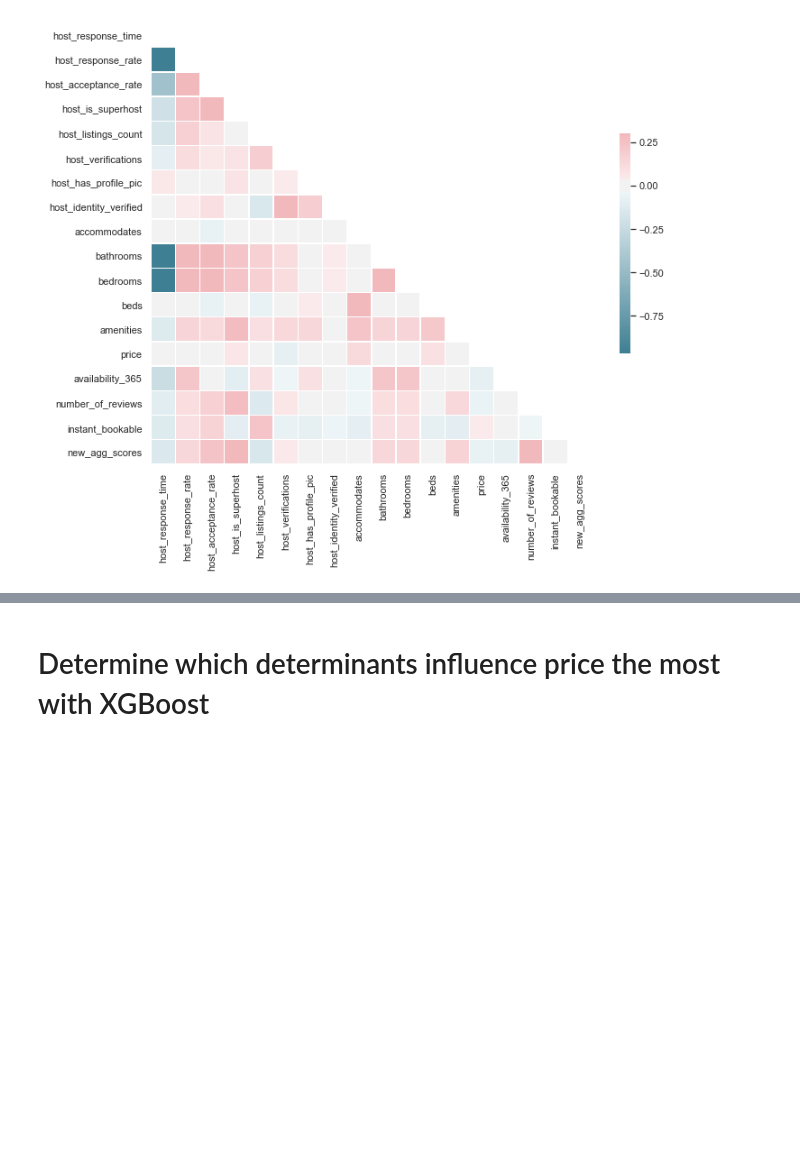
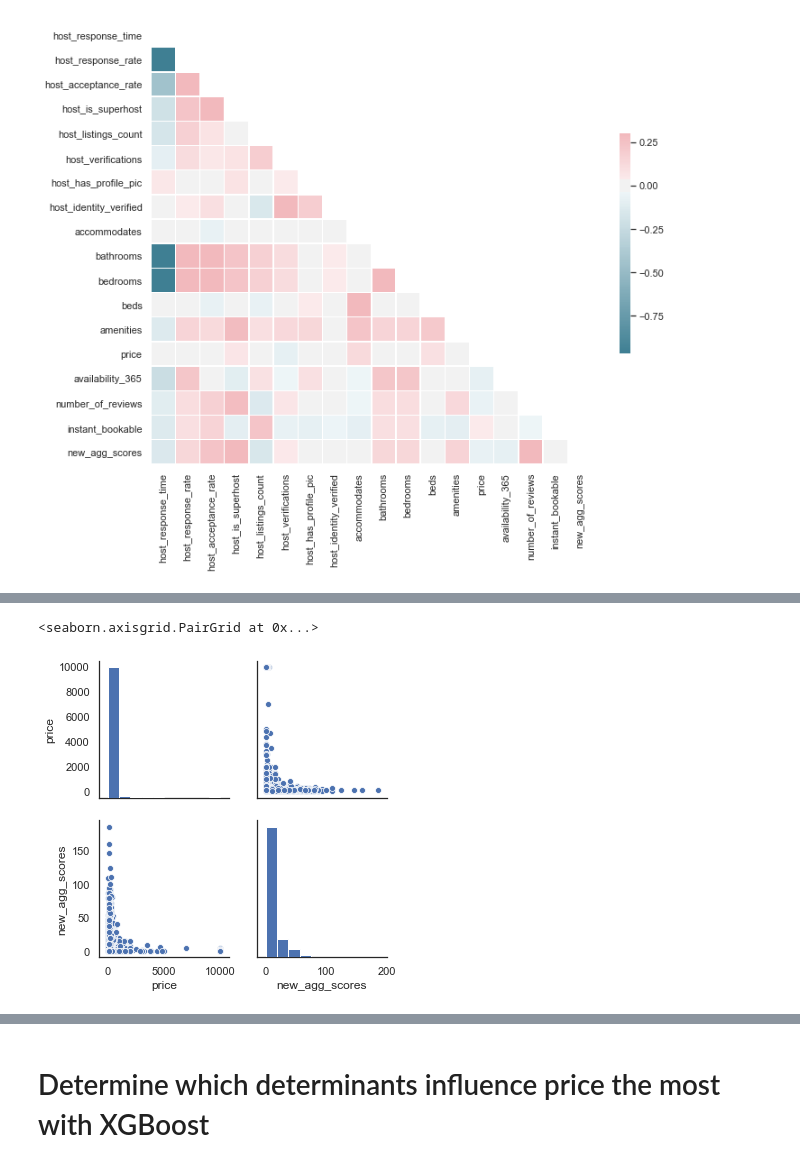
Before and after one commit to LingxingG/Data-Mining-Project, a Jupyter notebook: analysis/preliminary/marcus/determinants_analysis.ipynb, the cells around one changed output, grey strips where cells are left out. Drawn from its saved outputs; the diff is of its cells as text; code cells hidden in the pictures; blank space fills up the shorter version.

```diff
--- a/analysis/preliminary/marcus/determinants_analysis.ipynb
+++ b/analysis/preliminary/marcus/determinants_analysis.ipynb
@@ -211,0 +220,6 @@ dtype: float64
+# %%
+new = airbnb_sfo[['price','new_agg_scores']]
+sns.pairplot(new)
+# %% [output]
+<seaborn.axisgrid.PairGrid at 0x...>
+[figure, added]
```
Also changed, not shown: parts of 3 cells of this notebook.
